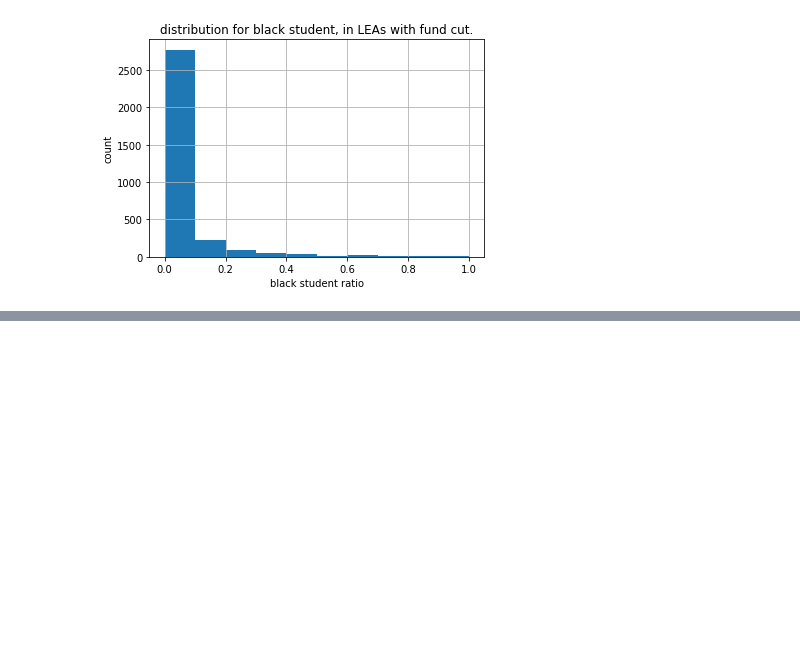
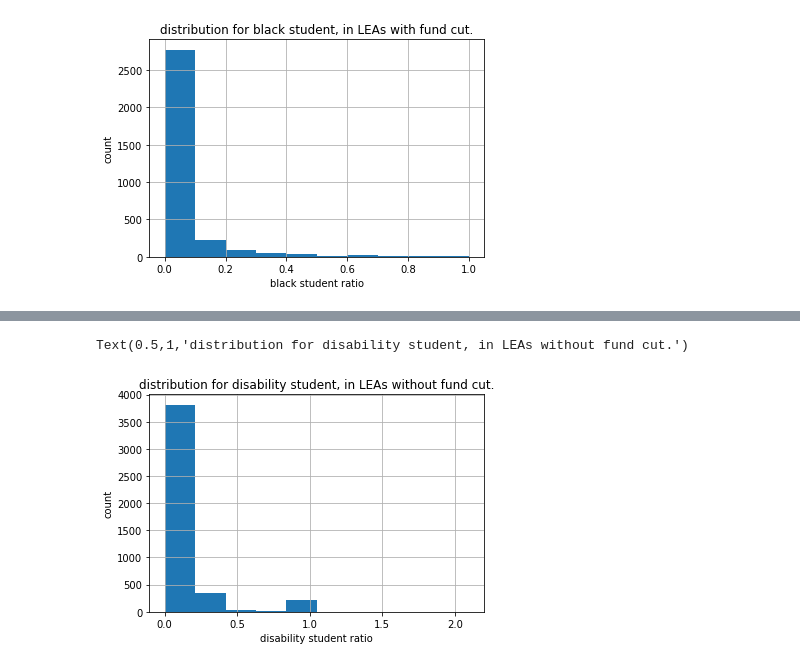
Before and after one commit to michaelyangbling/info-vis-hw4, a Jupyter notebook: solution.ipynb, the cells around one changed output, grey strips where cells are left out. Cells and saved outputs as stored; diff of their text form; code cells hidden in the pictures; blank space fills up the shorter version.

```diff
--- a/solution.ipynb
+++ b/solution.ipynb
@@ -359,0 +405,13 @@ Text(0.5,1,'distribution for black student, in LEAs without fund cut.')
+# %%
+import numpy as np
+
+not_cut=not_cut[np.isfinite(not_cut['disab_ratio'])]
+not_cut=not_cut[not_cut['disab_ratio']>=0]
+
+ax=not_cut['disab_ratio'].hist()
+ax.set_xlabel('disability student ratio')
+ax.set_ylabel('count')
+ax.set_title("distribution for disability student, in LEAs without fund cut.")
+# %% [output]
+Text(0.5,1,'distribution for disability student, in LEAs without fund cut.')
+[figure, added]
```
Also changed, not shown: parts of 8 cells of this notebook, 8 other files.
